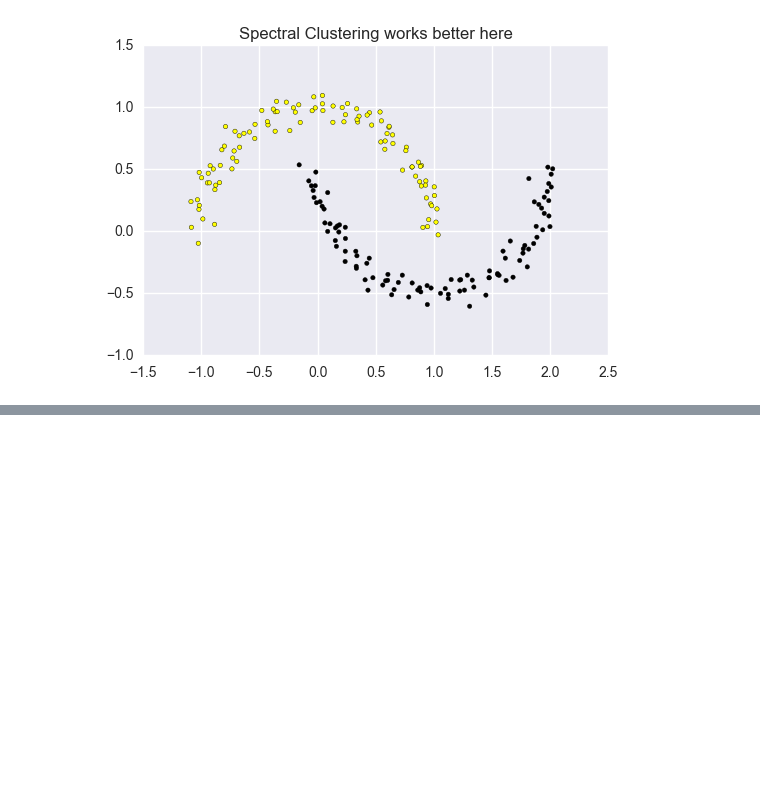
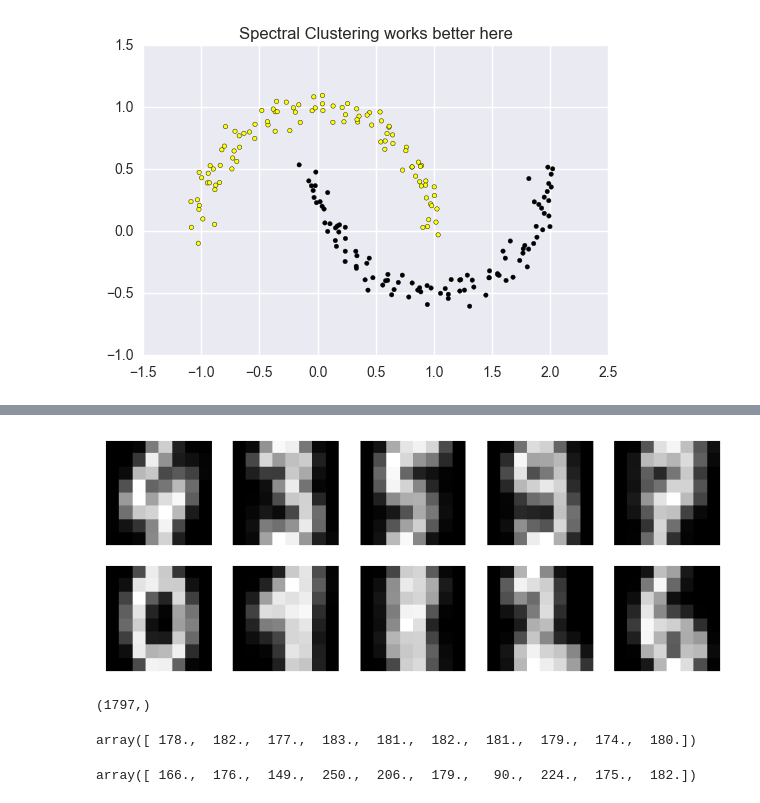
Before and after one commit to girishmodgil/compute-code, a Jupyter notebook: eigenvalues_and_clustering.ipynb, the cells around one changed output, grey strips where cells are left out. Cells and saved outputs as stored; diff of their text form; code cells hidden in the pictures; blank space fills up the shorter version.

```diff
--- a/eigenvalues_and_clustering.ipynb
+++ b/eigenvalues_and_clustering.ipynb
@@ -166,0 +191,14 @@ plt.show()
+# %%
+#Plot the cluster centers
+fig, ax = plt.subplots(2, 5, figsize=(8, 3))
+centers = kmeans4.cluster_centers_.reshape(10, 8, 8)
+for axi, center in zip(ax.flat, centers):
+    axi.set(xticks=[], yticks=[])
+    axi.imshow(center, interpolation='nearest', cmap='gray')
+plt.show()
+# %% [output]
+[figure, added]
+# %%
+numbers.target.shape
+# %% [output]
+(1797,)
@@ -166,0 +219,8 @@ plt.show()
+# %%
+targets
+# %% [output]
+array([ 178.,  182.,  177.,  183.,  181.,  182.,  181.,  179.,  174.,  180.])
+# %%
+counter
+# %% [output]
+array([ 166.,  176.,  149.,  250.,  206.,  179.,   90.,  224.,  175.,  182.])
```
Also changed, not shown: parts of 8 cells of this notebook.
